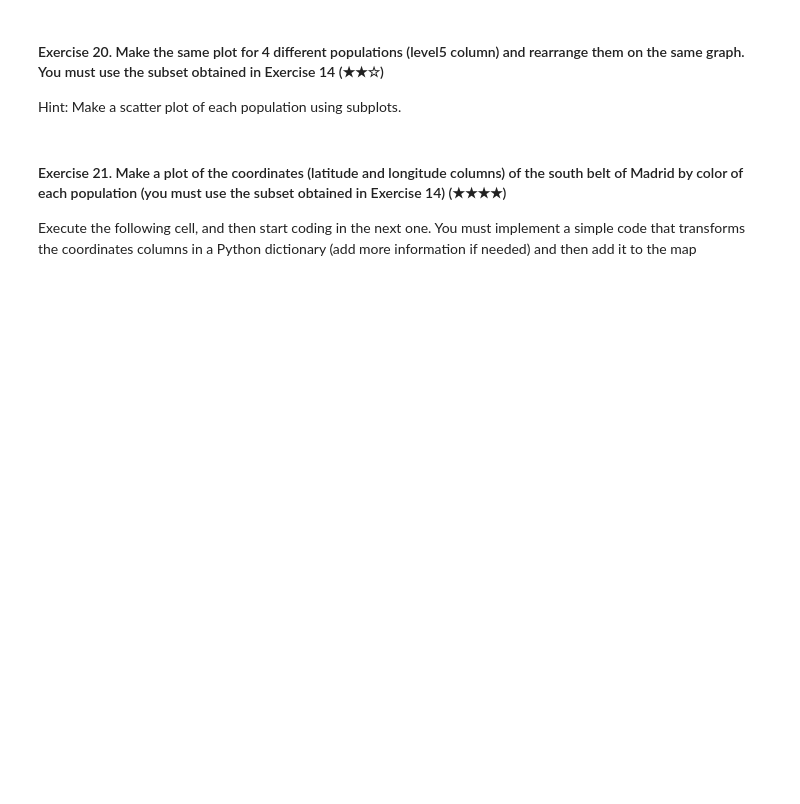
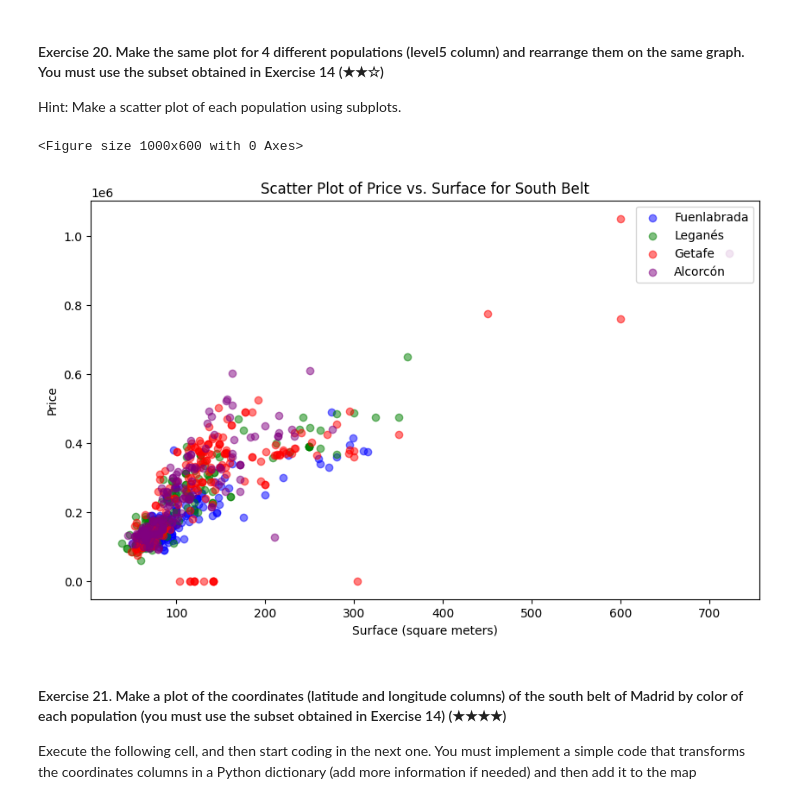
Before and after one commit to julfom/realestate-datacleanup-exercise-if, a Jupyter notebook: project.ipynb, the cells around one changed output. Drawn from its saved outputs; the diff is of its cells as text; code cells hidden in the pictures; blank space fills up the shorter version.

```diff
--- a/project.ipynb
+++ b/project.ipynb
@@ -385,3 +410,16 @@ Hint: You can help yourself by reviewing the *multihist* demo of Matplotlib.
 Hint: Create a new column called `pps` (price per square meter) and then analyze the values.
 # %%
 # TODO
+sb_lvl5['pps'] = sb_lvl5['price'] / sb_lvl5['surface']
+
+
+getafe = sb_lvl5[sb_lvl5['address'] == "Getafe"]
+alcorcon = sb_lvl5[sb_lvl5['address'] == "Alcorcón"]
+
+getafe_average_pps = getafe['pps'].mean()
+alcorcon_average_pps = alcorcon['pps'].mean()
+
+print(f"Average pps for Getafe: {getafe_average_pps}")
+print(f"Average pps for Alcorcón: {alcorcon_average_pps}")
+if alcorcon_average_pps > getafe_average_pps:
+    print (f"Alcorcon average price per square meter is higher than Getafe")
@@ -390,7 +437,25 @@ Hint: Create a new column called `pps` (price per square meter) and then analyze
 
 Hint: Make a scatter plot of each population using subplots.
 # %%
-# TODO
+plt.figure(figsize=(10, 6))
+south_belt = ["Fuenlabrada", "Leganés", "Getafe", "Alcorcón"]
+colors = ['blue', 'green', 'red', 'purple']
+
+plt.figure(figsize=(10, 6))
+
+for population, color in zip(south_belt, colors):
+    subset = sb_lvl5[sb_lvl5['level5'] == population]
+    plt.scatter(subset['surface'], subset['price'], alpha=0.5, c=color, label=population)
+
+plt.title("Scatter Plot of Price vs. Surface for South Belt")
+plt.xlabel("Surface (square meters)")
+plt.ylabel("Price")
+plt.legend(loc='upper right')
+
+plt.show()
+# %% [output]
+<Figure size 1000x600 with 0 Axes>
+[figure, added]
 # %% [markdown]
 #### Exercise 21. Make a plot of the coordinates (latitude and longitude columns) of the south belt of Madrid by color of each population (you must use the subset obtained in Exercise 14) (★★★★)
 
```
Also changed, not shown: parts of 4 cells of this notebook.
